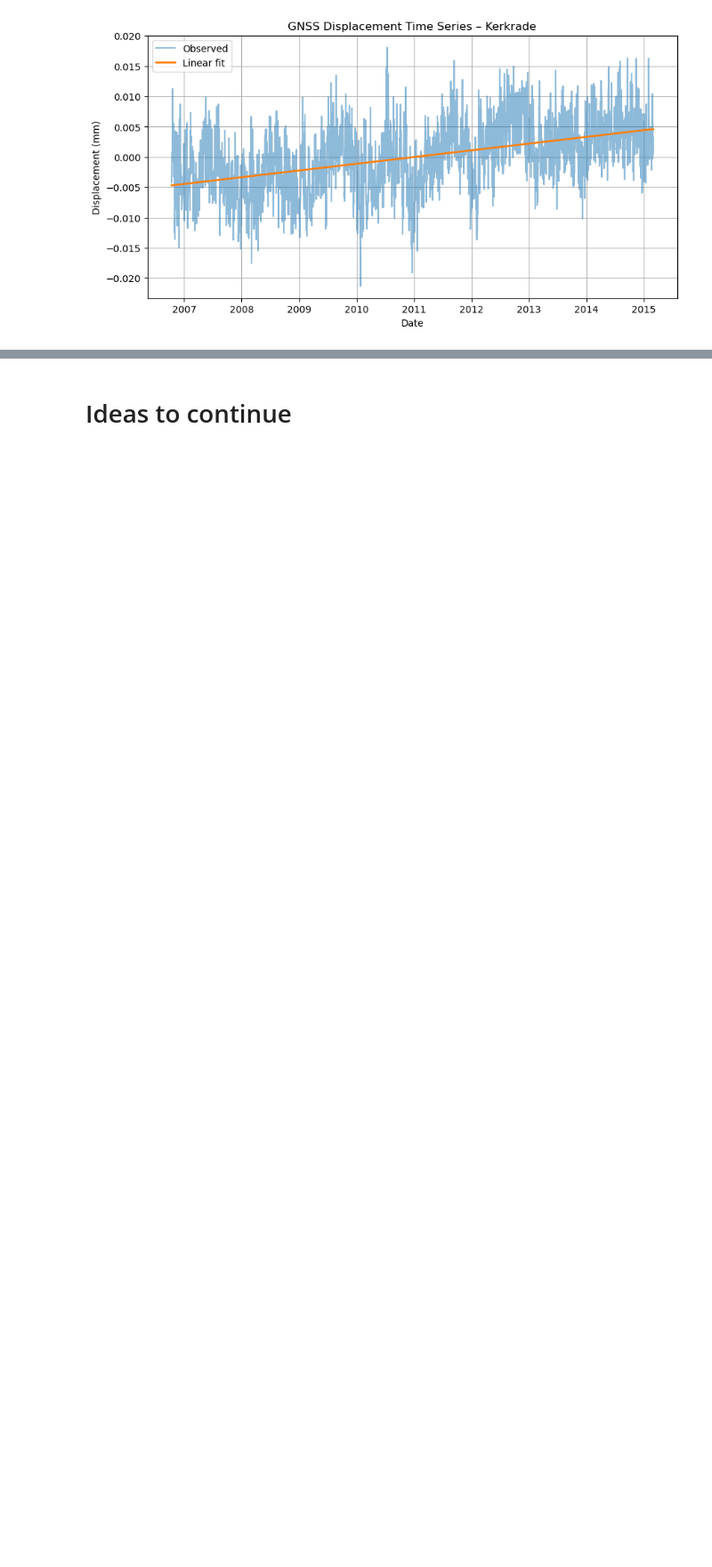
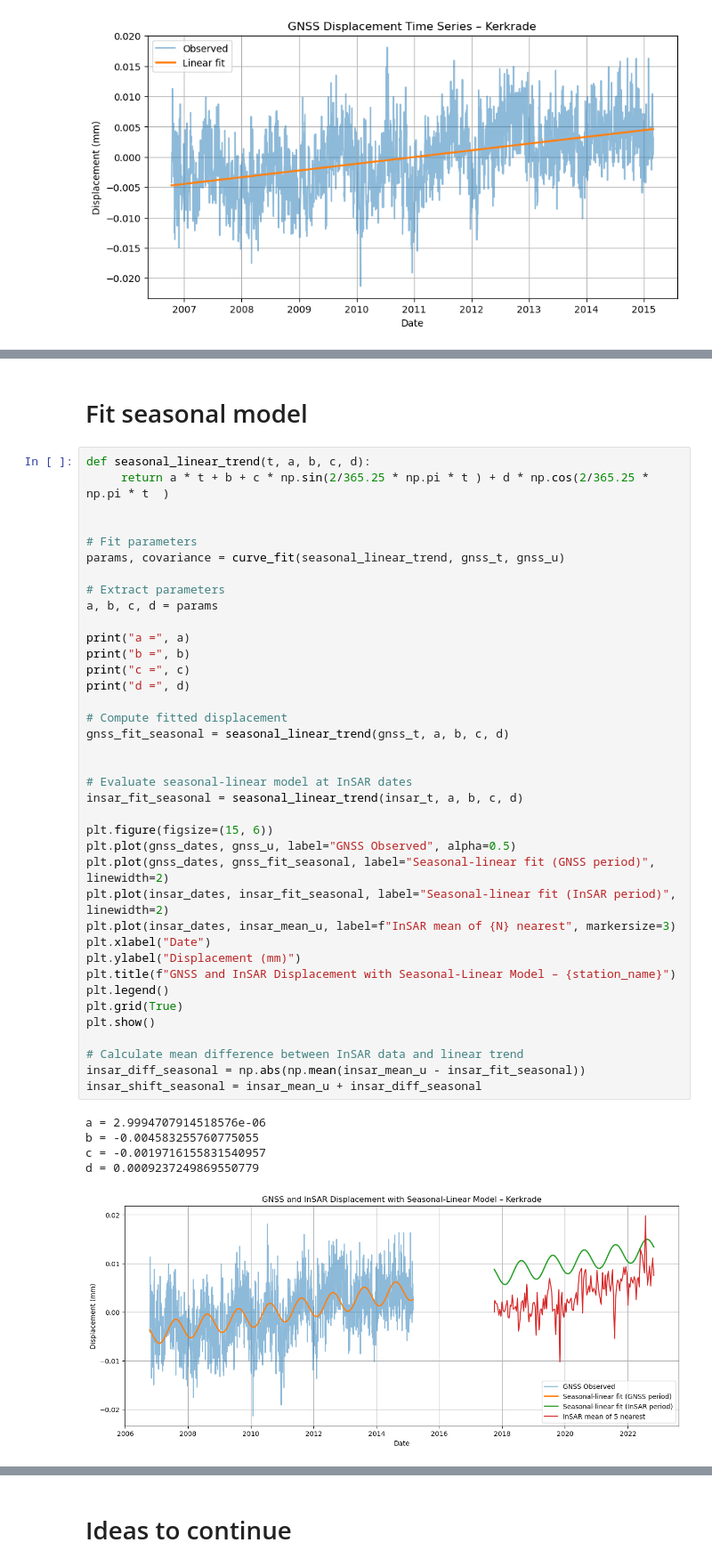
Before and after one commit to nigelwie/SHM-GH-Abandoned-Mines-Limburg, a Jupyter notebook: 02_plot_combined.ipynb, the cells around one changed output, grey strips where cells are left out. Shown at 89% size. Cells and saved outputs as stored; diff of their text form; blank space fills up the shorter version.

```diff
--- a/02_plot_combined.ipynb
+++ b/02_plot_combined.ipynb
@@ -422,0 +396,46 @@ plt.show()
+# %% [markdown]
+# Fit seasonal model
+# %%
+def seasonal_linear_trend(t, a, b, c, d):
+     return a * t + b + c * np.sin(2/365.25 * np.pi * t ) + d * np.cos(2/365.25 * np.pi * t  )
+
+
+# Fit parameters
+params, covariance = curve_fit(seasonal_linear_trend, gnss_t, gnss_u)
+
+# Extract parameters
+a, b, c, d = params
+
+print("a =", a)
+print("b =", b)
+print("c =", c)
+print("d =", d)
+
+# Compute fitted displacement
+gnss_fit_seasonal = seasonal_linear_trend(gnss_t, a, b, c, d)
+
+
+# Evaluate seasonal-linear model at InSAR dates
+insar_fit_seasonal = seasonal_linear_trend(insar_t, a, b, c, d)
+
+plt.figure(figsize=(15, 6))
+plt.plot(gnss_dates, gnss_u, label="GNSS Observed", alpha=0.5)
+plt.plot(gnss_dates, gnss_fit_seasonal, label="Seasonal-linear fit (GNSS period)", linewidth=2)
+plt.plot(insar_dates, insar_fit_seasonal, label="Seasonal-linear fit (InSAR period)", linewidth=2)
+plt.plot(insar_dates, insar_mean_u, label=f"InSAR mean of {N} nearest", markersize=3)
+plt.xlabel("Date")
+plt.ylabel("Displacement (mm)")
+plt.title(f"GNSS and InSAR Displacement with Seasonal-Linear Model – {station_name}")
+plt.legend()
+plt.grid(True)
+plt.show()
+
+# Calculate mean difference between InSAR data and linear trend
+insar_diff_seasonal = np.abs(np.mean(insar_mean_u - insar_fit_seasonal))
+insar_shift_seasonal = insar_mean_u + insar_diff_seasonal
+# %% [output]
+a = 2.9994707914518576e-06
+b = -0.004583255760775055
+c = -0.0019716155831540957
+d = 0.0009237249869550779
+[figure, added]
```
Also changed, not shown: parts of 13 cells of this notebook.
